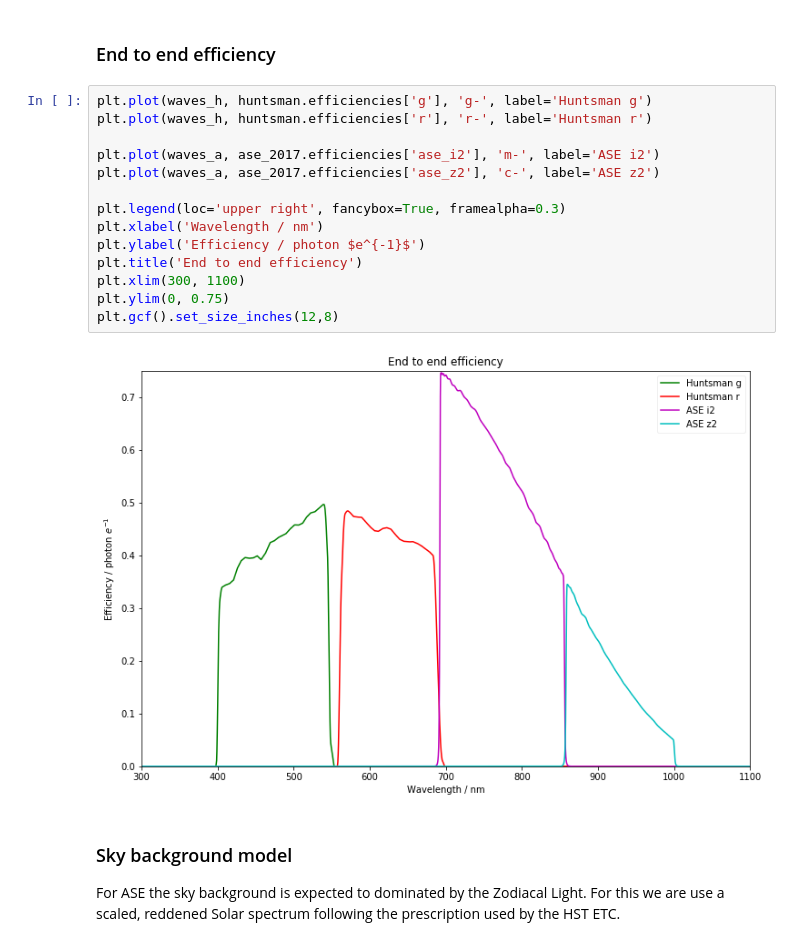
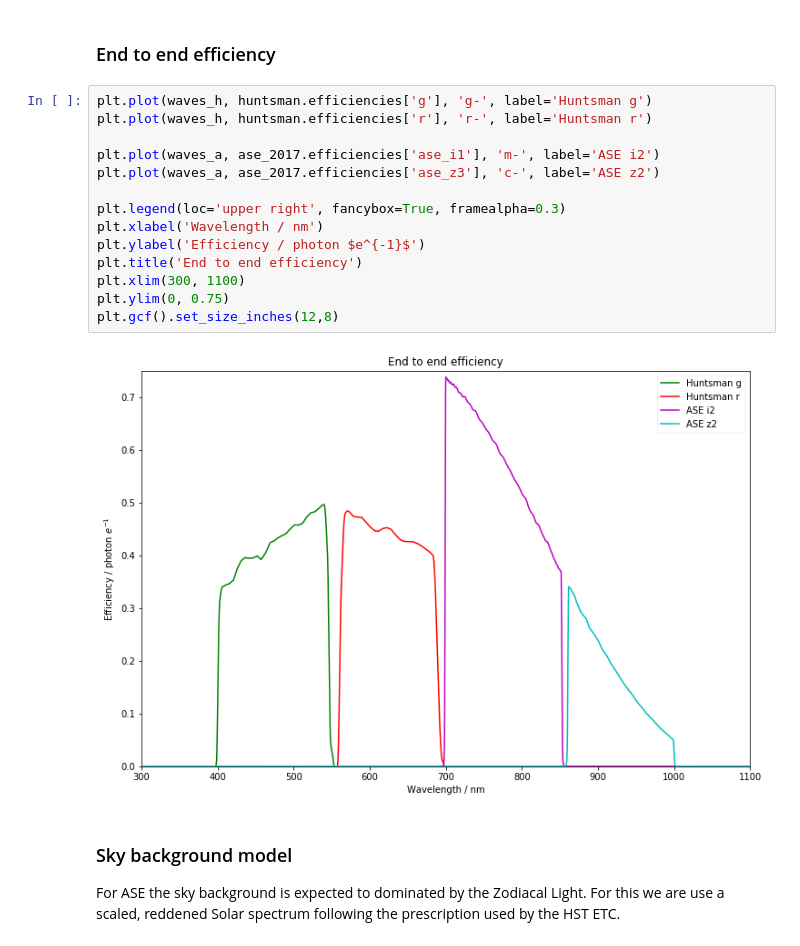
Before and after one commit to AstroHuntsman/gunagala, a Jupyter notebook: examples/Australian Space Eye 2017.ipynb, the cells around one changed output. Saved outputs shown, nothing was run; the diff lists cells and outputs as text.

```diff
--- a/examples/Australian Space Eye 2017.ipynb
+++ b/examples/Australian Space Eye 2017.ipynb
@@ -91,19 +105,19 @@ plt.gcf().set_size_inches(12,8)
 # %%
 plt.plot(waves_h, huntsman.efficiencies['g'], 'g-', label='Huntsman g')
 plt.plot(waves_h, huntsman.efficiencies['r'], 'r-', label='Huntsman r')
 
-plt.plot(waves_a, ase_2017.efficiencies['ase_i2'], 'm-', label='ASE i2')
-plt.plot(waves_a, ase_2017.efficiencies['ase_z2'], 'c-', label='ASE z2')
+plt.plot(waves_a, ase_2017.efficiencies['ase_i1'], 'm-', label='ASE i2')
+plt.plot(waves_a, ase_2017.efficiencies['ase_z3'], 'c-', label='ASE z2')
 
 plt.legend(loc='upper right', fancybox=True, framealpha=0.3)
 plt.xlabel('Wavelength / nm')
 plt.ylabel('Efficiency / photon $e^{-1}$')
 plt.title('End to end efficiency')
 plt.xlim(300, 1100)
 plt.ylim(0, 0.75)
 plt.gcf().set_size_inches(12,8)
 # %% [output]
-[figure, old version]
+[figure, new version]
 # %% [markdown]
 ### Sky background model
 
```
Also changed, not shown: parts of 83 cells of this notebook, 1 other file.
